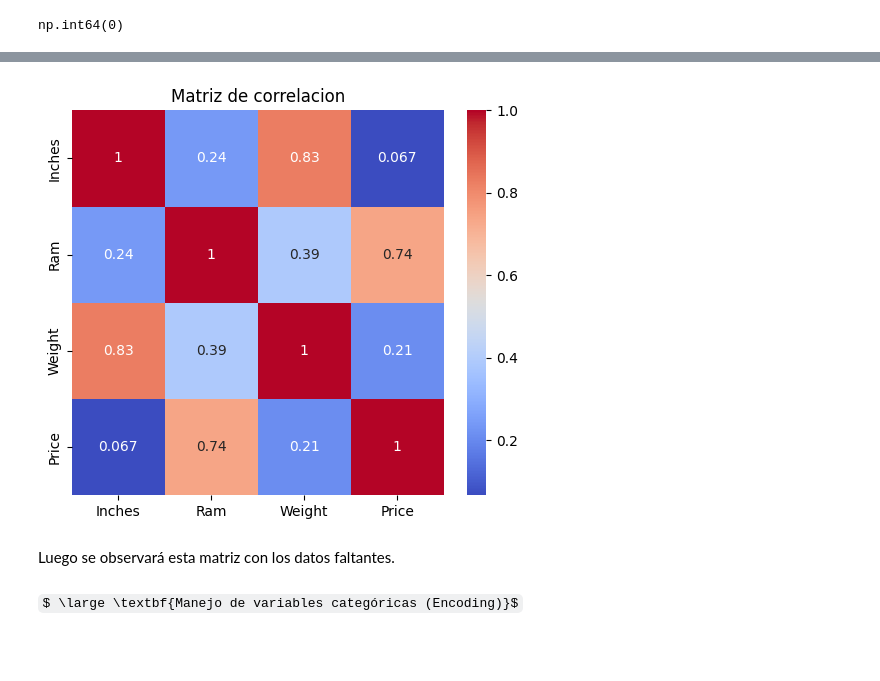
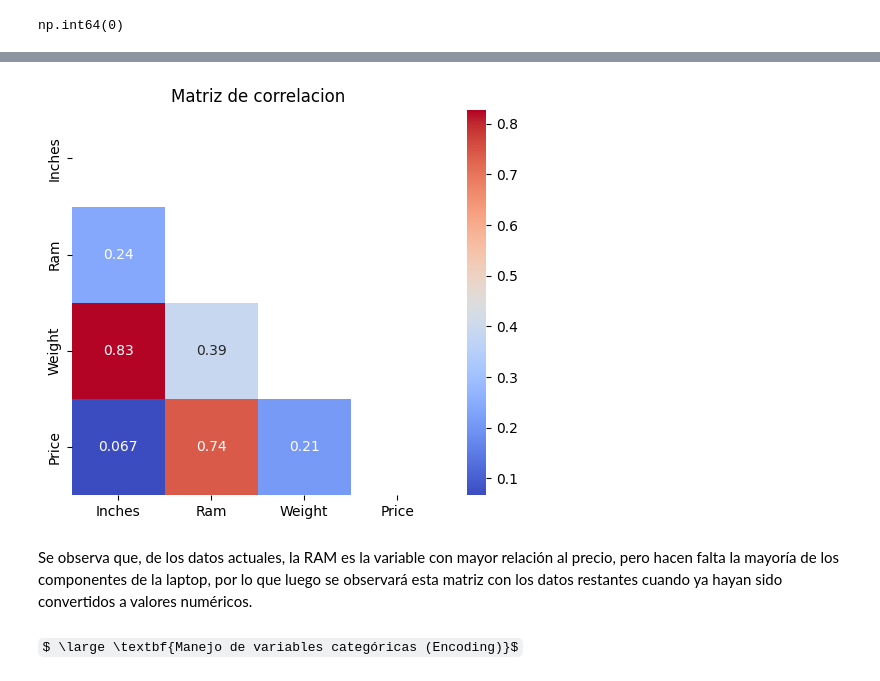
Before and after one commit to Alejandra-437/Newtonians, a Jupyter notebook: lineal.ipynb, the cells around one changed output, grey strips where cells are left out. Cells and saved outputs as stored; diff of their text form; code cells hidden in the pictures; some formulas as TeX source; blank space fills up the shorter version.

```diff
--- a/lineal.ipynb
+++ b/lineal.ipynb
@@ -161,13 +179,16 @@ np.int64(0)
 Hasta el momento solo se han obtenido 4 variables numéricas, por lo que si se utiliza una matriz de correlación se obtiene el siguiente resultado:
 # %%
+#Se define el tamaño del gráfico
 plt.figure(figsize=(6,5))
-sns.heatmap(df.select_dtypes(include=[np.number]).corr(), cmap='coolwarm', annot=True)
+
+#Se coloca la matriz de correlación dentro de la función "Heatmap" de Seaborn para poder realizar la gráfica de la matriz
+sns.heatmap(df.select_dtypes(include=['number']).corr(), mask=np.triu(df.select_dtypes(include=['number']).corr()), cmap='coolwarm', annot=True)
 plt.title('Matriz de correlacion')
 plt.show()
 # %% [output]
-[figure, old version]
+[figure, new version]
 # %% [markdown]
-Luego se observará esta matriz con los datos faltantes.
+Se observa que, de los datos actuales, la RAM es la variable con mayor relación al precio, pero hacen falta la mayoría de los componentes de la laptop, por lo que luego se observará esta matriz con los datos restantes cuando ya hayan sido convertidos a valores numéricos.
 # %% [markdown]
 $ \large \textbf{Manejo de variables categóricas (Encoding)}$
 # %% [markdown]
```
Also changed, not shown: parts of 21 cells of this notebook.
